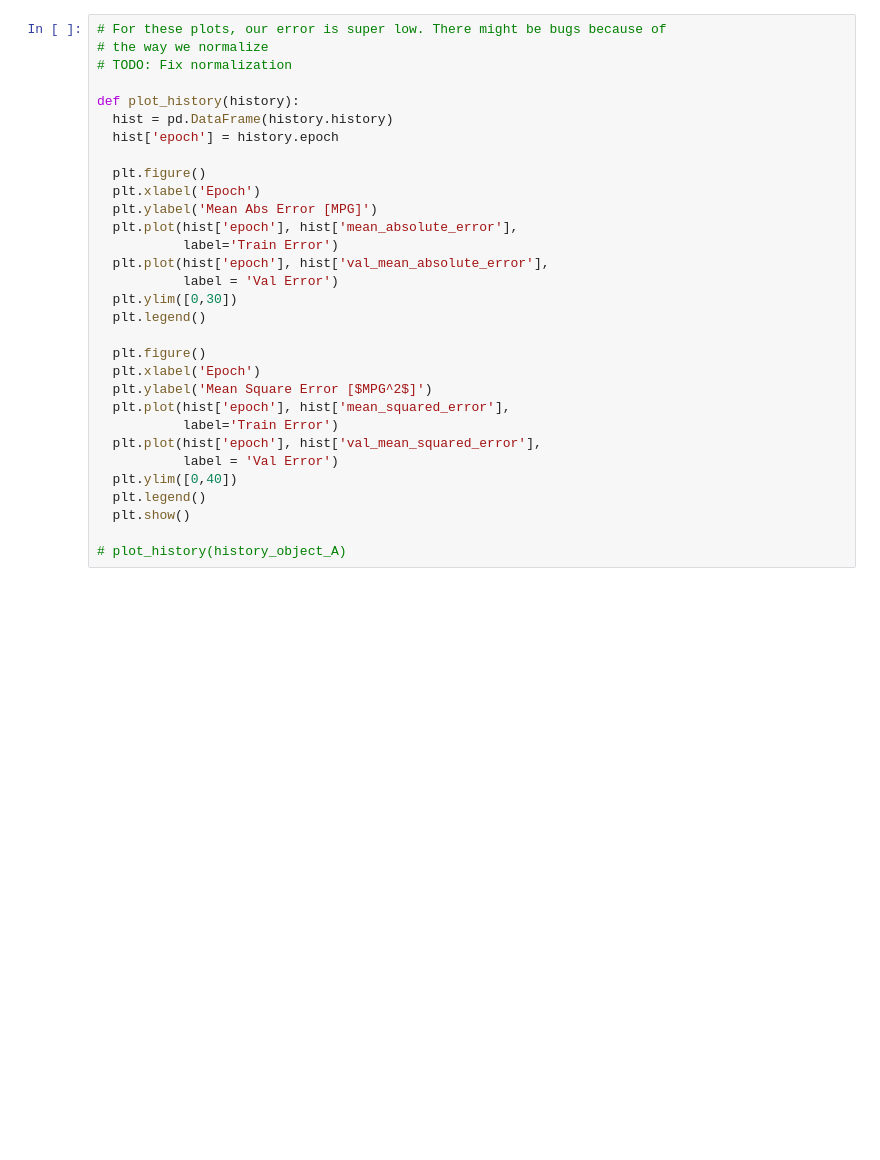
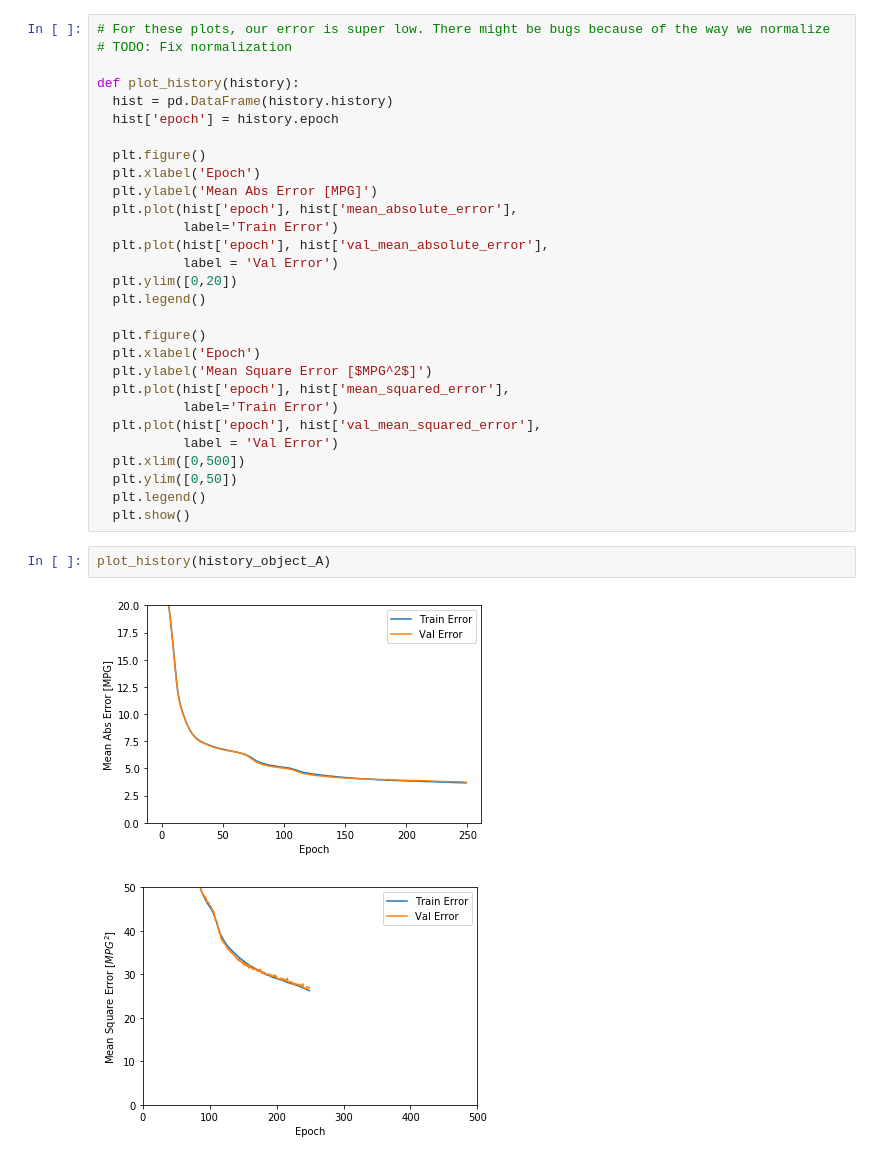
Before and after one commit to ericksiavichay/CS-229A-Final-Project, a Jupyter notebook: modelNotebook.ipynb, the cells around one changed output. Drawn from its saved outputs; the diff is of its cells as text; blank space fills up the shorter version.

```diff
--- a/modelNotebook.ipynb
+++ b/modelNotebook.ipynb
@@ -242,6 +302,5 @@ Wall time: 54.9 s
 # %%
-# For these plots, our error is super low. There might be bugs because of
-# the way we normalize
+# For these plots, our error is super low. There might be bugs because of the way we normalize
 # TODO: Fix normalization
 
 def plot_history(history):
@@ -255,7 +314,7 @@ def plot_history(history):
            label='Train Error')
   plt.plot(hist['epoch'], hist['val_mean_absolute_error'],
            label = 'Val Error')
-  plt.ylim([0,30])
+  plt.ylim([0,20])
   plt.legend()
 
   plt.figure()
@@ -265,11 +324,15 @@ def plot_history(history):
            label='Train Error')
   plt.plot(hist['epoch'], hist['val_mean_squared_error'],
            label = 'Val Error')
-  plt.ylim([0,40])
+  plt.xlim([0,500])
+  plt.ylim([0,50])
   plt.legend()
   plt.show()
-
-# plot_history(history_object_A)
+# %%
+plot_history(history_object_A)
+# %% [output]
+[figure, added]
+[figure, added]
 # %%
 plot_history(history_object_B)
 # %% [output]
```
Also changed, not shown: parts of 24 cells of this notebook, 2 other files.
